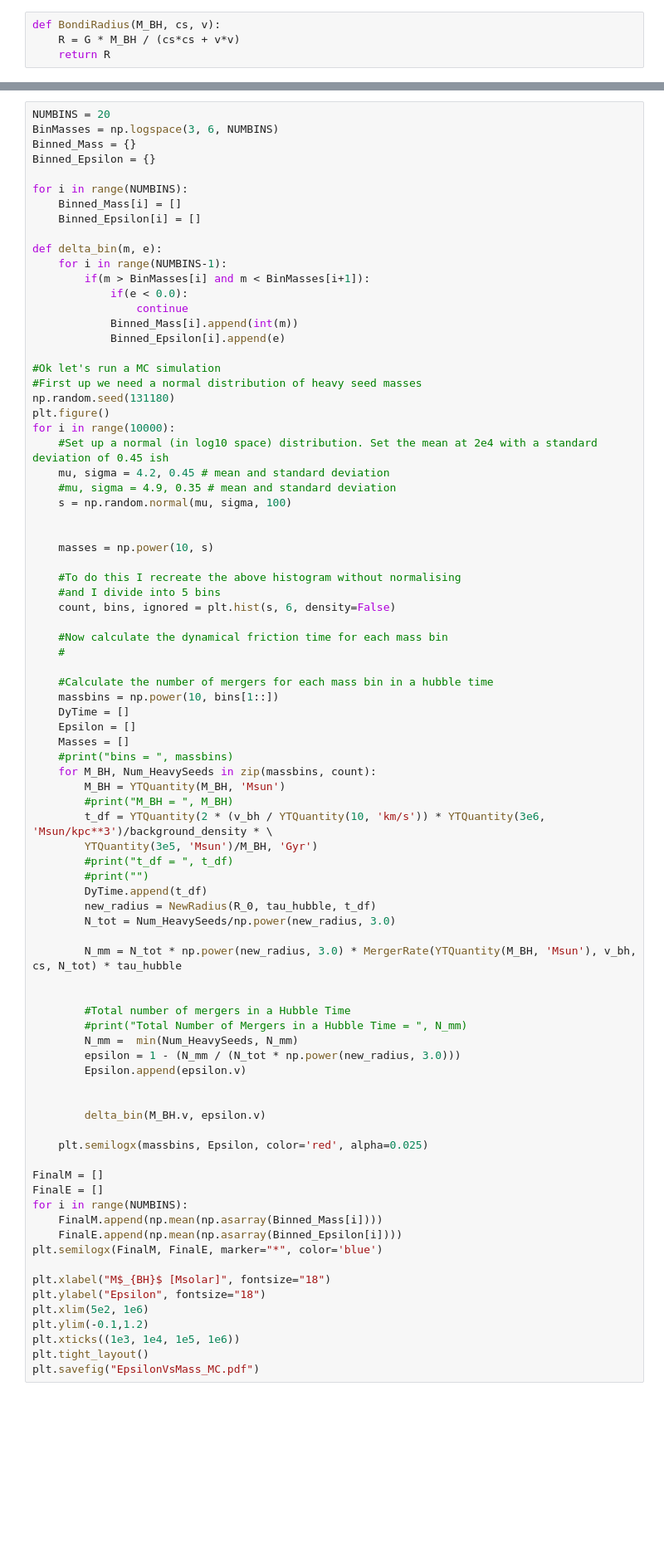
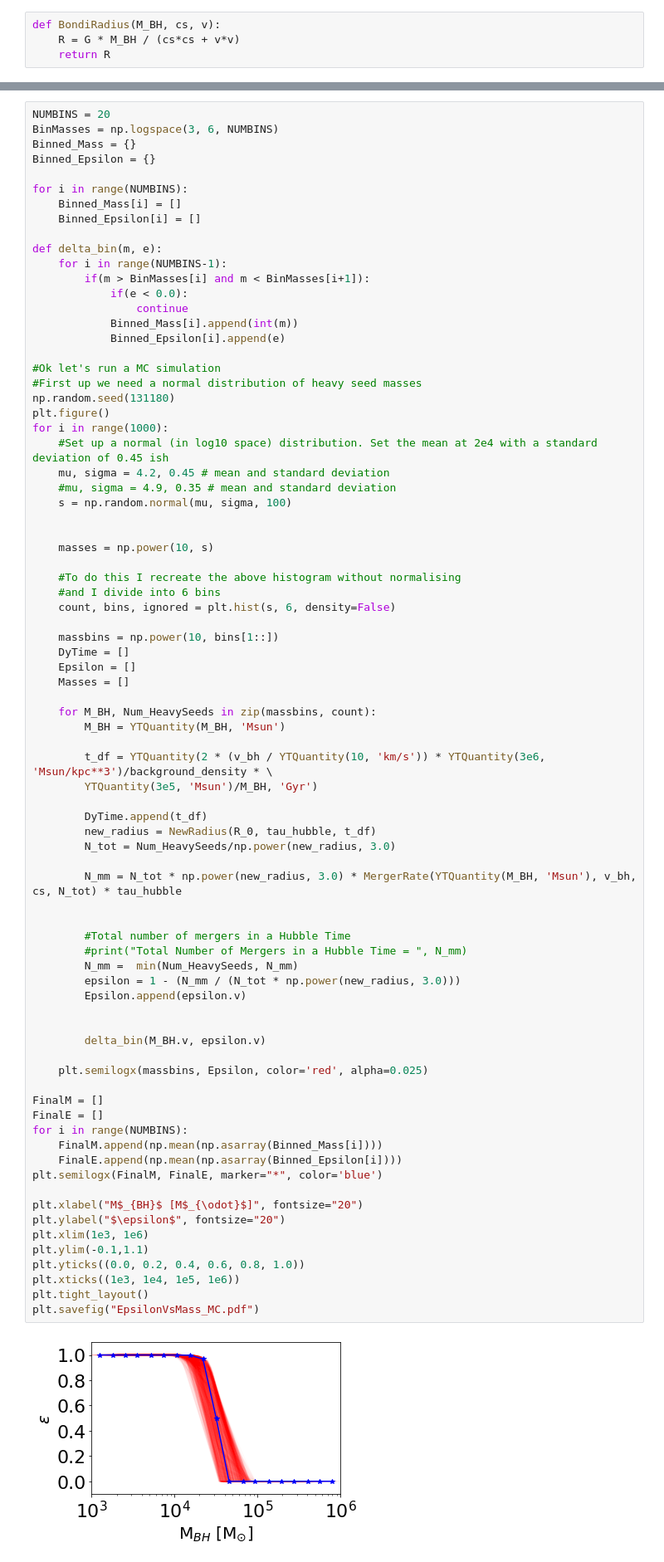
Before and after one commit to fearmayo/LeoI, a Jupyter notebook: Notebooks/Epsilon.ipynb, the cells around one changed output, grey strips where cells are left out. Shown at 83% size. Cells and saved outputs as stored; diff of their text form; blank space fills up the shorter version.

```diff
--- a/Notebooks/Epsilon.ipynb
+++ b/Notebooks/Epsilon.ipynb
@@ -235,7 +243,7 @@ def delta_bin(m, e):
 #First up we need a normal distribution of heavy seed masses
 np.random.seed(131180)
 plt.figure()
-for i in range(10000):
+for i in range(1000):
     #Set up a normal (in log10 space) distribution. Set the mean at 2e4 with a standard deviation of 0.45 ish
     mu, sigma = 4.2, 0.45 # mean and standard deviation
     #mu, sigma = 4.9, 0.35 # mean and standard deviation
@@ -245,54 +253,52 @@ for i in range(10000):
     masses = np.power(10, s)
 
     #To do this I recreate the above histogram without normalising
-    #and I divide into 5 bins
+    #and I divide into 6 bins
     count, bins, ignored = plt.hist(s, 6, density=False)
 
-    #Now calculate the dynamical friction time for each mass bin
-    #
-
-    #Calculate the number of mergers for each mass bin in a hubble time
     massbins = np.power(10, bins[1::])
     DyTime = []
     Epsilon = []
     Masses = []
-    #print("bins = ", massbins)
+
     for M_BH, Num_HeavySeeds in zip(massbins, count):
         M_BH = YTQuantity(M_BH, 'Msun')
-        #print("M_BH = ", M_BH)
+
         t_df = YTQuantity(2 * (v_bh / YTQuantity(10, 'km/s')) * YTQuantity(3e6, 'Msun/kpc**3')/background_density * \
         YTQuantity(3e5, 'Msun')/M_BH, 'Gyr')
-        #print("t_df = ", t_df)
-        #print("")
+
         DyTime.append(t_df)
         new_radius = NewRadius(R_0, tau_hubble, t_df)
         N_tot = Num_HeavySeeds/np.power(new_radius, 3.0)
 
         N_mm = N_tot * np.power(new_radius, 3.0) * MergerRate(YTQuantity(M_BH, 'Msun'), v_bh, cs, N_tot) * tau_hubble
 
 
         #Total number of mergers in a Hubble Time
         #print("Total Number of Mergers in a Hubble Time = ", N_mm)
         N_mm =  min(Num_HeavySeeds, N_mm)
         epsilon = 1 - (N_mm / (N_tot * np.power(new_radius, 3.0)))
         Epsilon.append(epsilon.v)
 
 
         delta_bin(M_BH.v, epsilon.v)
 
     plt.semilogx(massbins, Epsilon, color='red', alpha=0.025)
 
 FinalM = []
 FinalE = []
 for i in range(NUMBINS):
     FinalM.append(np.mean(np.asarray(Binned_Mass[i])))
     FinalE.append(np.mean(np.asarray(Binned_Epsilon[i])))
 plt.semilogx(FinalM, FinalE, marker="*", color='blue')
 
-plt.xlabel("M$_{BH}$ [Msolar]", fontsize="18")
-plt.ylabel("Epsilon", fontsize="18")
-plt.xlim(5e2, 1e6)
-plt.ylim(-0.1,1.2)
+plt.xlabel("M$_{BH}$ [M$_{\odot}$]", fontsize="20")
+plt.ylabel("$\epsilon$", fontsize="20")
+plt.xlim(1e3, 1e6)
+plt.ylim(-0.1,1.1)
+plt.yticks((0.0, 0.2, 0.4, 0.6, 0.8, 1.0))
 plt.xticks((1e3, 1e4, 1e5, 1e6))
 plt.tight_layout()
 plt.savefig("EpsilonVsMass_MC.pdf")
+# %% [output]
+[figure, added]
```
Also changed, not shown: parts of 5 cells of this notebook.
